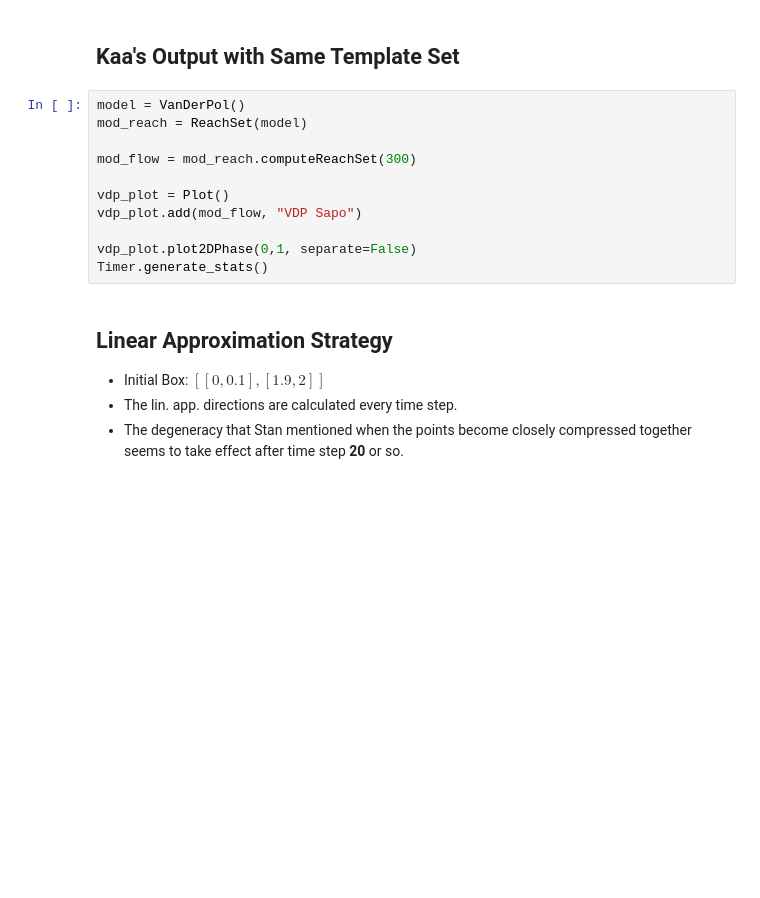
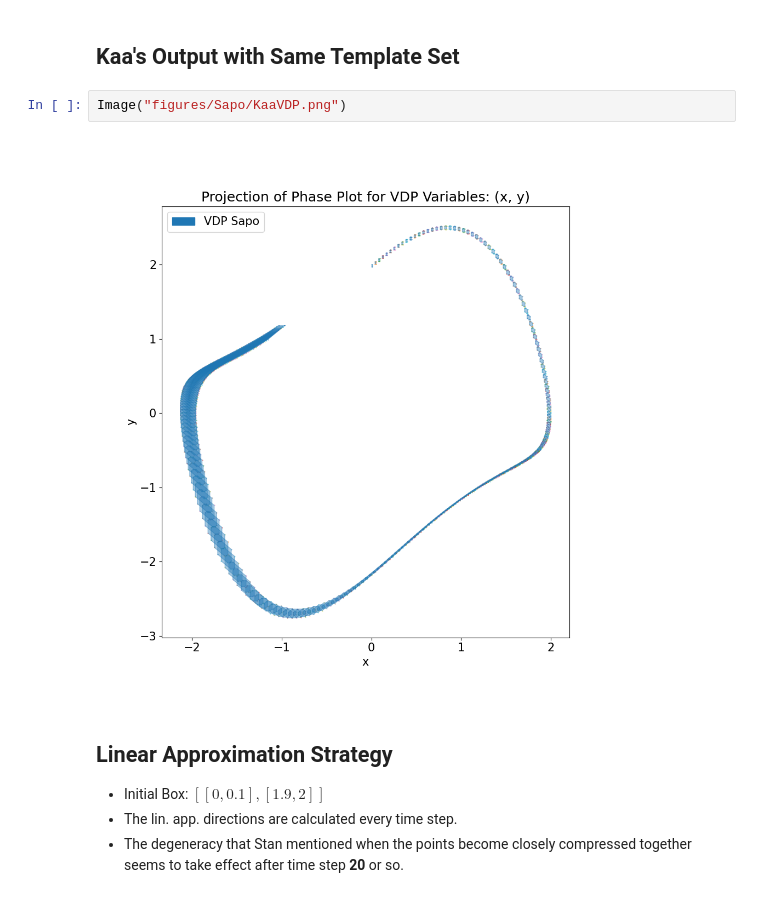
Before and after one commit to Tarheel-Formal-Methods/kaa-dynamic, a Jupyter notebook: pca-linapp-temp-demo.ipynb, the cells around one changed output. Drawn from its saved outputs; the diff is of its cells as text; blank space fills up the shorter version.

```diff
--- a/pca-linapp-temp-demo.ipynb
+++ b/pca-linapp-temp-demo.ipynb
@@ -149,17 +152,10 @@ Image("figures/Sapo/SapoVDP.jpg")
 [figure]
 # %% [markdown]
 ## Kaa's Output with Same Template Set
-# %%
-model = VanDerPol()
-mod_reach = ReachSet(model)
-
-mod_flow = mod_reach.computeReachSet(300)
-
-vdp_plot = Plot()
-vdp_plot.add(mod_flow, "VDP Sapo")
-
-vdp_plot.plot2DPhase(0,1, separate=False)
-Timer.generate_stats()
+# %%
+Image("figures/Sapo/KaaVDP.png")
+# %% [output]
+[figure, added]
 # %% [markdown]
 ## Linear Approximation Strategy
 
```
Also changed, not shown: parts of 8 cells of this notebook, 5 other files.
